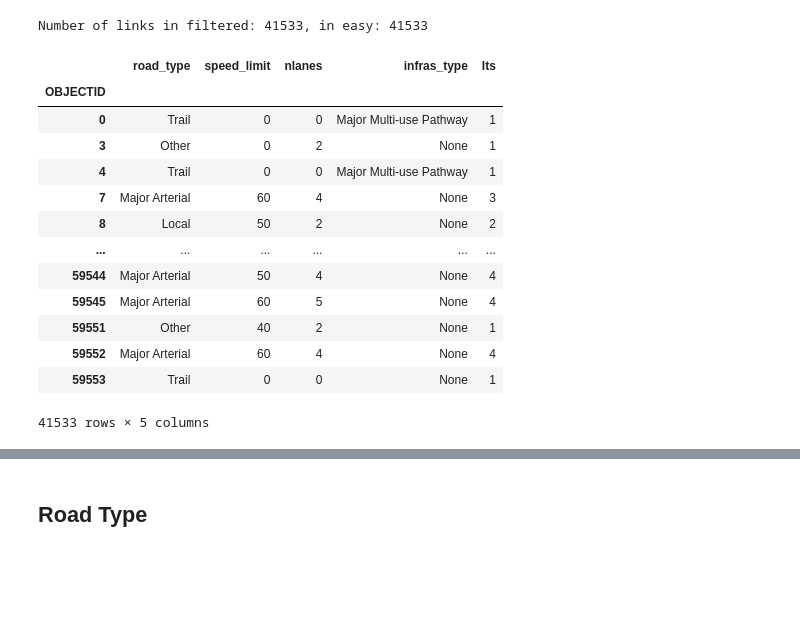
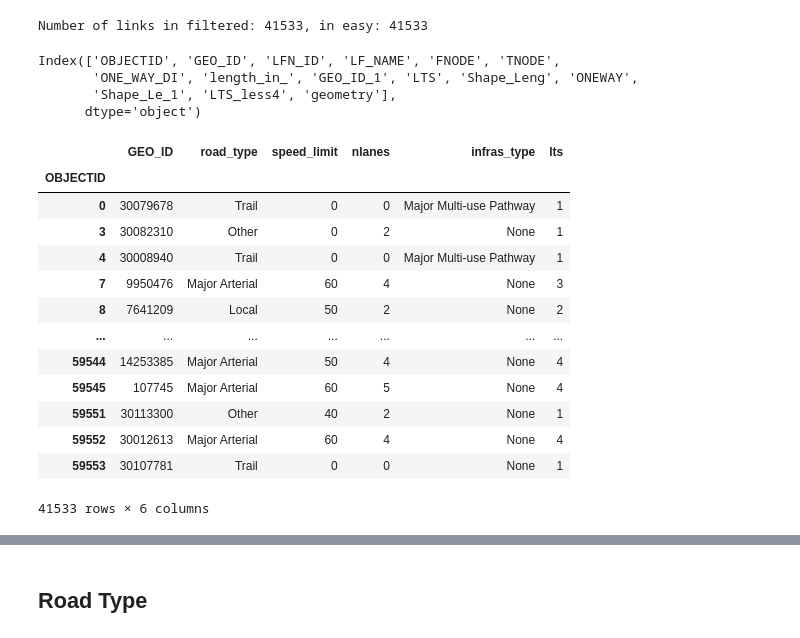
Before and after one commit to lin-bo/AutoLTS, a Jupyter notebook: ML_clf.ipynb, the cells around one changed output, grey strips where cells are left out. Drawn from its saved outputs; the diff is of its cells as text; code cells hidden in the pictures; blank space fills up the shorter version.

```diff
--- a/ML_clf.ipynb
+++ b/ML_clf.ipynb
@@ -36,27 +37,34 @@ df_filtered.index = df_filtered['OBJECTID'] - 1
 print(f'Number of links in filtered: {len(df_filtered)}, in easy: {len(df_easy_features)}')
 # %% [output]
 Number of links in filtered: 41533, in easy: 41533
+# %%
+df_filtered.columns
+# %% [output]
+Index(['OBJECTID', 'GEO_ID', 'LFN_ID', 'LF_NAME', 'FNODE', 'TNODE',
+       'ONE_WAY_DI', 'length_in_', 'GEO_ID_1', 'LTS', 'Shape_Leng', 'ONEWAY',
+       'Shape_Le_1', 'LTS_less4', 'geometry'],
+      dtype='object')
 # %%
 # join and select relevant columns
 feature_cols = ['FCODE_DESC', 'SPEED', 'NBRLANES_2', 'CP_TYPE']
 df = df_filtered.join(df_easy_features[feature_cols])
 flags = df[(df['LTS']==1) & (df['LF_NAME'] == 'Yonge St')].index
 df.loc[flags, 'CP_TYPE'] = 'Cycle Tracks'
-df = df[feature_cols + ['LTS']]
-df.columns = ['road_type', 'speed_limit', 'nlanes', 'infras_type', 'lts']
+df = df[['GEO_ID'] + feature_cols + ['LTS']]
+df.columns = ['GEO_ID', 'road_type', 'speed_limit', 'nlanes', 'infras_type', 'lts']
 df
 # %% [output]
-|  | road_type | speed_limit | nlanes | infras_type | lts |
-| OBJECTID |  |  |  |  |  |
-| 0 | Trail | 0 | 0 | Major Multi-use Pathway | 1 |
-| 3 | Other | 0 | 2 | None | 1 |
-| 4 | Trail | 0 | 0 | Major Multi-use Pathway | 1 |
-| 7 | Major Arterial | 60 | 4 | None | 3 |
-| 8 | Local | 50 | 2 | None | 2 |
-| ... | ... | ... | ... | ... | ... |
-| 59544 | Major Arterial | 50 | 4 | None | 4 |
-| 59545 | Major Arterial | 60 | 5 | None | 4 |
-| 59551 | Other | 40 | 2 | None | 1 |
-| 59552 | Major Arterial | 60 | 4 | None | 4 |
-| 59553 | Trail | 0 | 0 | None | 1 |
+|  | GEO_ID | road_type | speed_limit | nlanes | infras_type | lts |
+| OBJECTID |  |  |  |  |  |  |
+| 0 | 30079678 | Trail | 0 | 0 | Major Multi-use Pathway | 1 |
+| 3 | 30082310 | Other | 0 | 2 | None | 1 |
+| 4 | 30008940 | Trail | 0 | 0 | Major Multi-use Pathway | 1 |
+| 7 | 9950476 | Major Arterial | 60 | 4 | None | 3 |
+| 8 | 7641209 | Local | 50 | 2 | None | 2 |
+| ... | ... | ... | ... | ... | ... | ... |
+| 59544 | 14253385 | Major Arterial | 50 | 4 | None | 4 |
+| 59545 | 107745 | Major Arterial | 60 | 5 | None | 4 |
+| 59551 | 30113300 | Other | 40 | 2 | None | 1 |
+| 59552 | 30012613 | Major Arterial | 60 | 4 | None | 4 |
+| 59553 | 30107781 | Trail | 0 | 0 | None | 1 |
-41533 rows × 5 columns
+41533 rows × 6 columns
```
Also changed, not shown: parts of 30 cells of this notebook, 5 other files.
